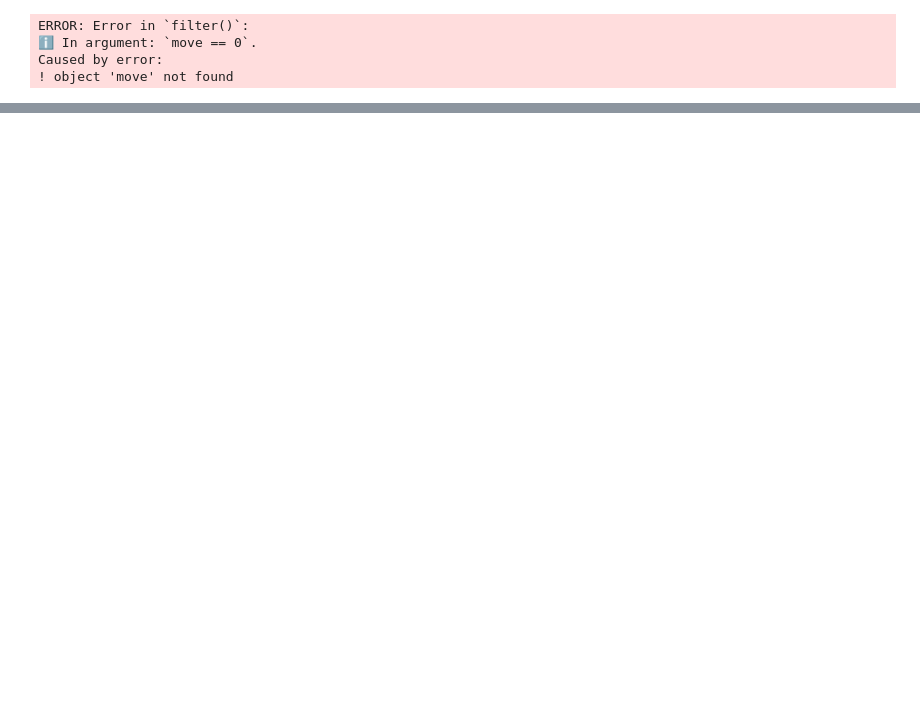
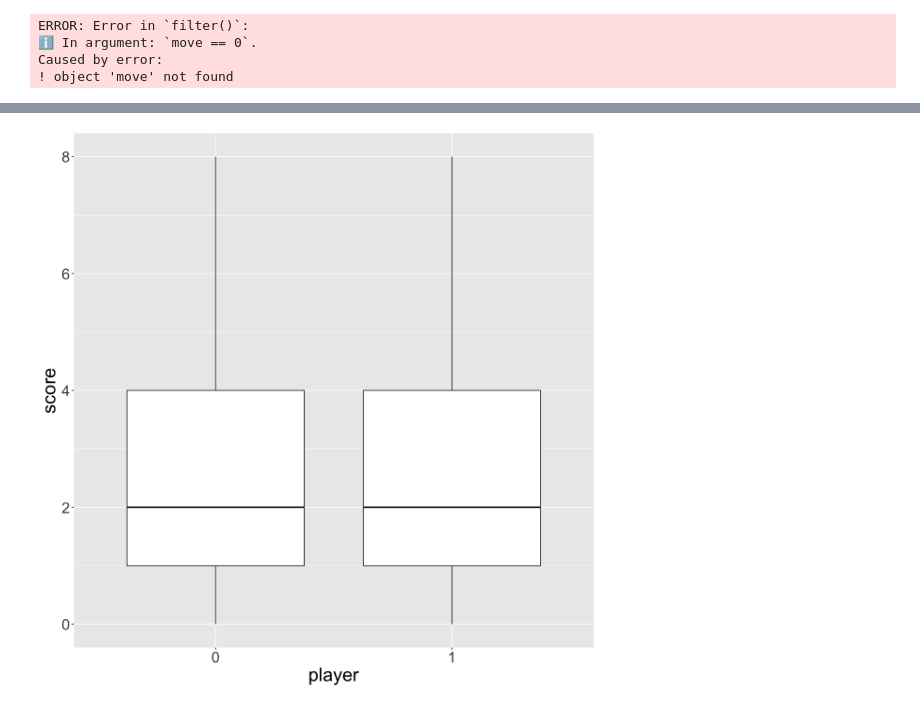
Before and after one commit to mgoadric/cardstock, a Jupyter notebook: Analysis/Analysis With R.ipynb, the cells around one changed output, grey strips where cells are left out. Drawn from its saved outputs; the diff is of its cells as text; code cells hidden in the pictures; blank space fills up the shorter version.

```diff
--- a/Analysis/Analysis With R.ipynb
+++ b/Analysis/Analysis With R.ipynb
@@ -73,0 +113,10 @@ Caused by error:
+# %%
+scopa <- scopa %>%
+  mutate(player = replace(player, player ==  0, "0"))
+scopa <- scopa %>%
+  mutate(player = replace(player, player ==  1, "1"))
+
+scopa %>% ggplot(aes(x=player, y=score)) +
+geom_boxplot()
+# %% [output]
+[figure, added]
```
Also changed, not shown: parts of 7 cells of this notebook, 7 other files.
